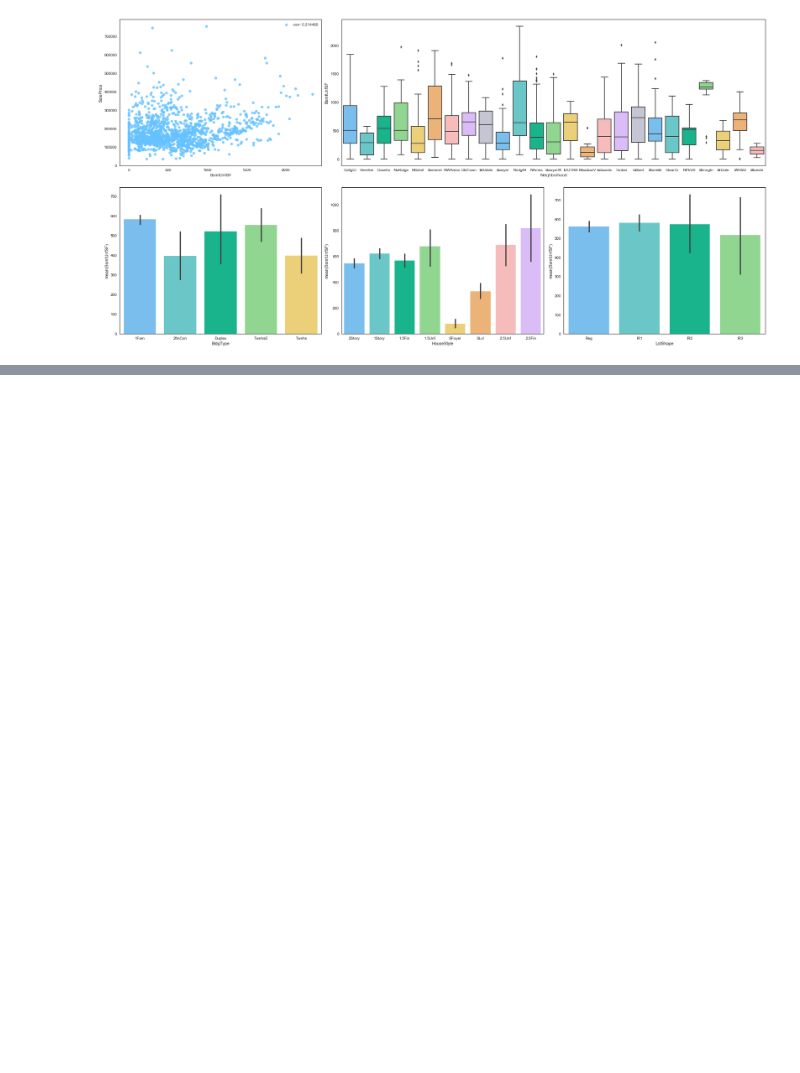
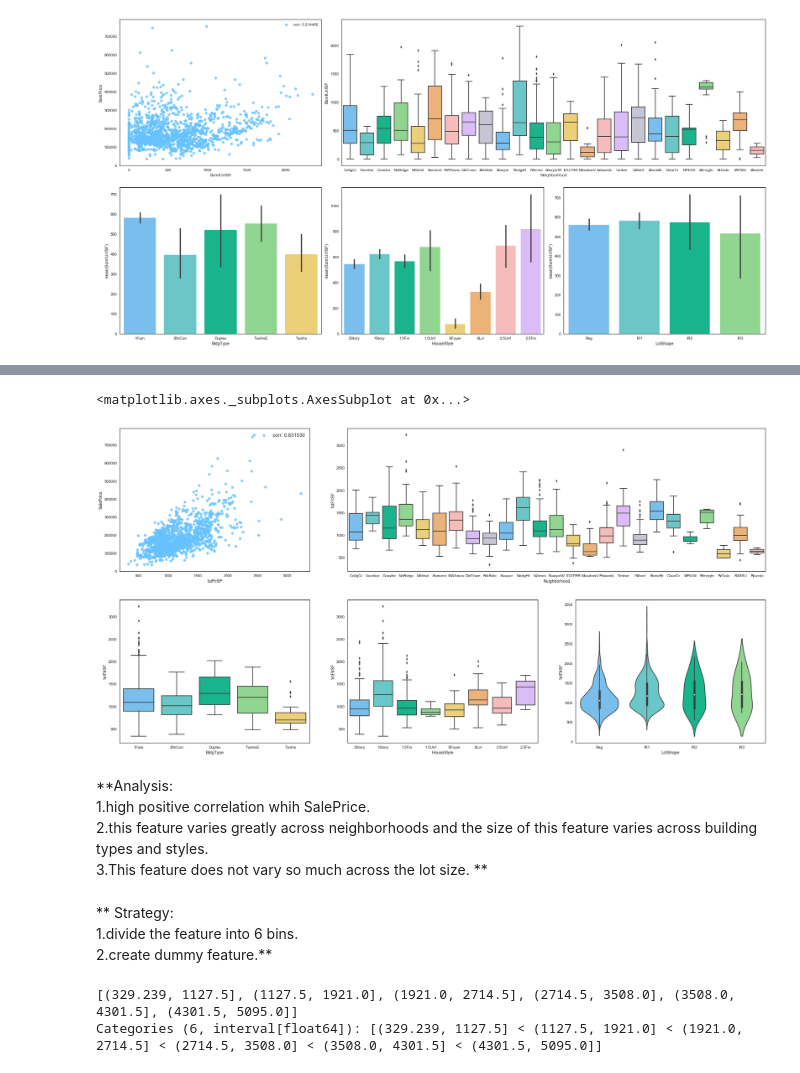
Before and after one commit to Frank-Walker/kaggle_kernel, a Jupyter notebook: House Price Prediction/kernel v 2.0.ipynb, the cells around one changed output, grey strips where cells are left out. Cells and saved outputs as stored; diff of their text form; code cells hidden in the pictures; blank space fills up the shorter version.

```diff
--- a/House Price Prediction/kernel v 2.0.ipynb
+++ b/House Price Prediction/kernel v 2.0.ipynb
@@ -781,0 +900,36 @@ sns.barplot(x="LotShape", y="BsmtUnfSF", data=train, palette = mycols);
+# %%
+plt.subplots(figsize=(30,15))
+
+plt.subplot(2,3,1)
+g = sns.regplot(x='1stFlrSF', y='SalePrice',data=train ,fit_reg=False, label='corr: %2f'
+               %(pearsonr(train['1stFlrSF'], train['SalePrice'])[0]))
+g.legend(loc='best', fontsize=13)
+
+plt.subplot(2,3,(2,3))
+sns.boxplot(x='Neighborhood', y='1stFlrSF', data=train, palette=mycols)
+
+plt.subplot(2,3,4)
+sns.boxplot(x='BldgType', y='1stFlrSF', data=train, palette=mycols)
+
+plt.subplot(2,3,5)
+sns.boxplot(x='HouseStyle', y='1stFlrSF', data=train, palette=mycols)
+
+plt.subplot(2,3,6)
+sns.violinplot(x='LotShape', y='1stFlrSF', data=train, palette=mycols)
+# %% [output]
+<matplotlib.axes._subplots.AxesSubplot at 0x...>
+[figure, added]
+# %% [markdown]
+**Analysis:
+1.high positive correlation whih SalePrice.
+2.this feature varies greatly across neighborhoods and the size of this feature varies across building types and styles.
+3.This feature does not vary so much across the lot size.  **
+# %% [markdown]
+** Strategy:
+1.divide the feature into 6 bins.
+2.create dummy feature.**
+# %%
+pd.cut(all_data['1stFlrSF'], 6).unique()
+# %% [output]
+[(329.239, 1127.5], (1127.5, 1921.0], (1921.0, 2714.5], (2714.5, 3508.0], (3508.0, 4301.5], (4301.5, 5095.0]]
+Categories (6, interval[float64]): [(329.239, 1127.5] < (1127.5, 1921.0] < (1921.0, 2714.5] < (2714.5, 3508.0] < (3508.0, 4301.5] < (4301.5, 5095.0]]
```
Also changed, not shown: parts of 35 cells of this notebook, 1 other file.
